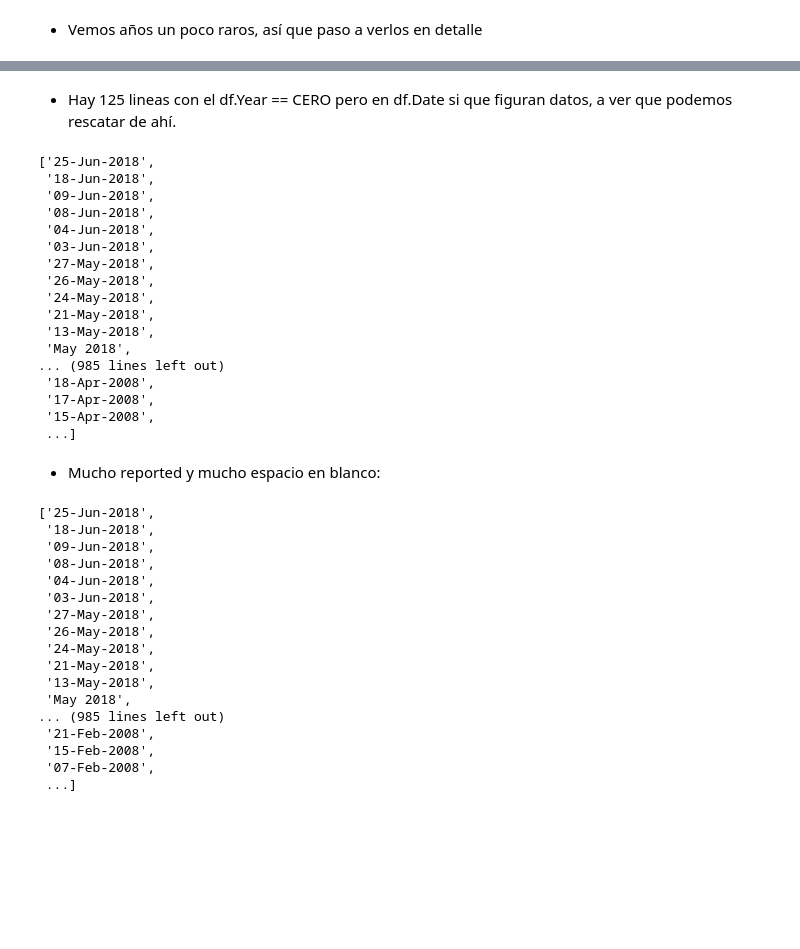
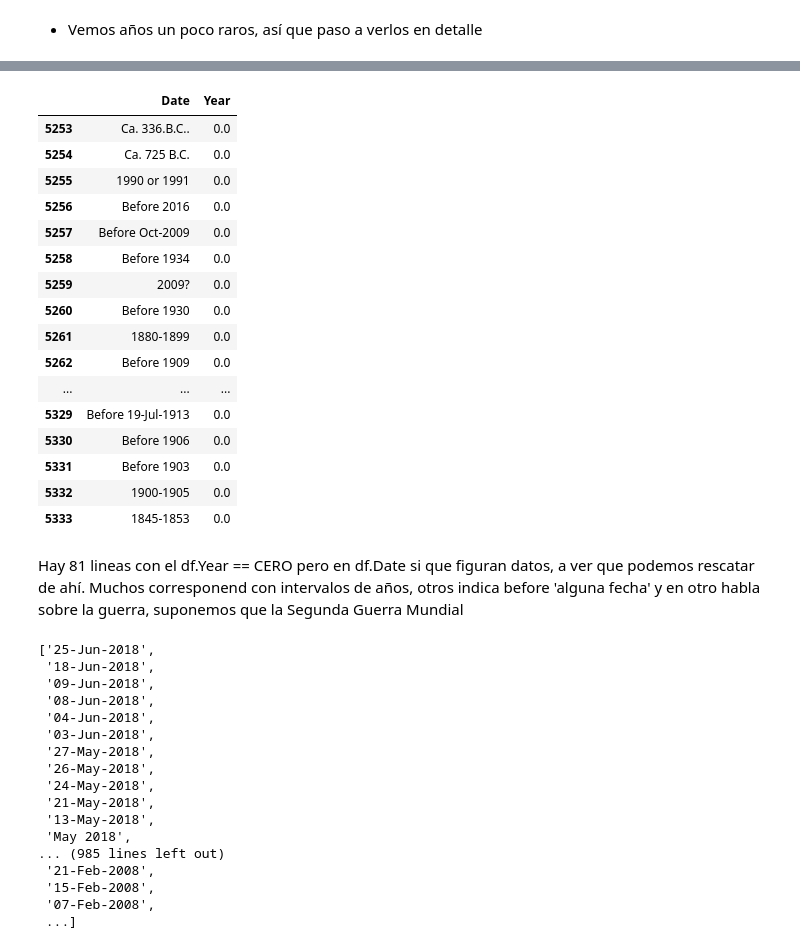
Before and after one commit to VictorPablo12/data-cleaning-pandas, a Jupyter notebook: 1_clean.ipynb, the cells around one changed output, grey strips where cells are left out. Drawn from its saved outputs; the diff is of its cells as text; code cells hidden in the pictures; blank space fills up the shorter version.

```diff
--- a/1_clean.ipynb
+++ b/1_clean.ipynb
@@ -31,4 +31,4 @@ df.shape #25.723 Lineas y 24 columnas
 # %% [markdown]
 ### Vamos a cambiar las opciones de pandas para poder ver todas las columnas del dataset mejor
 # %%
-pd.options.display.max_columns = None
+pd.set_option.display[max_columns, None]
@@ -235,0 +226,2 @@ df[(df.Year == 0)]
+# %%
+pd.set_option('max_rows', None)
@@ -236,27 +230,26 @@ df[(df.Year == 0)]
+# %%
+df[['Date','Year']][df.Year == 0] #81 fechas que podemos rescatar a través de date
+# %% [output]
+|  | Date | Year |
+| 5253 | Ca. 336.B.C.. | 0.0 |
+| 5254 | Ca. 725 B.C. | 0.0 |
+| 5255 | 1990 or 1991 | 0.0 |
+| 5256 | Before 2016 | 0.0 |
+| 5257 | Before Oct-2009 | 0.0 |
+| 5258 | Before 1934 | 0.0 |
+| 5259 | 2009? | 0.0 |
+| 5260 | Before 1930 | 0.0 |
+| 5261 | 1880-1899 | 0.0 |
+| 5262 | Before 1909 | 0.0 |
+| ... | ... | ... |
+| 5329 | Before 19-Jul-1913 | 0.0 |
+| 5330 | Before 1906 | 0.0 |
+| 5331 | Before 1903 | 0.0 |
+| 5332 | 1900-1905 | 0.0 |
+| 5333 | 1845-1853 | 0.0 |
 # %% [markdown]
-- Hay 125 lineas con el df.Year == CERO pero en df.Date si que figuran datos, a ver que podemos rescatar de ahí.
+Hay 81 lineas con el df.Year == CERO pero en df.Date si que figuran datos, a ver que podemos rescatar de ahí.
+Muchos corresponend con intervalos de años, otros indica before 'alguna fecha' y en otro habla sobre la guerra, suponemos que la Segunda Guerra Mundial
-# %%
-list(df.Date.unique())
-# %% [output]
-['25-Jun-2018',
- '18-Jun-2018',
- '09-Jun-2018',
- '08-Jun-2018',
- '04-Jun-2018',
- '03-Jun-2018',
- '27-May-2018',
- '26-May-2018',
- '24-May-2018',
- '21-May-2018',
- '13-May-2018',
- 'May 2018',
-... (985 lines left out)
- '18-Apr-2008',
- '17-Apr-2008',
- '15-Apr-2008',
- ...]
-# %% [markdown]
-- Mucho reported y mucho espacio en blanco:
 # %%
 df.Date = df.Date.replace(regex=r'(?i)Reported\s{1,9}',value='')
 list(df.Date.unique())
```
Also changed, not shown: parts of 6 cells of this notebook, 1 other file.
